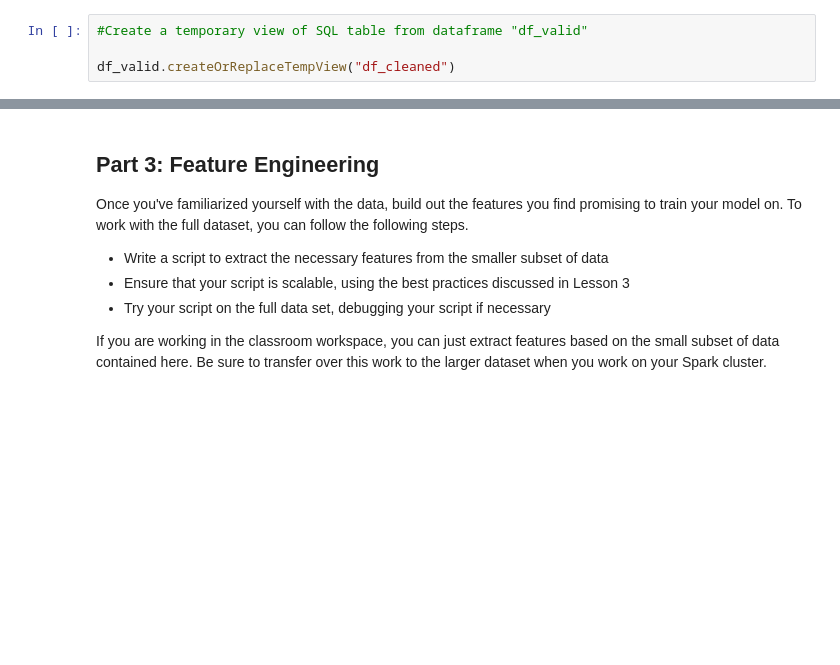
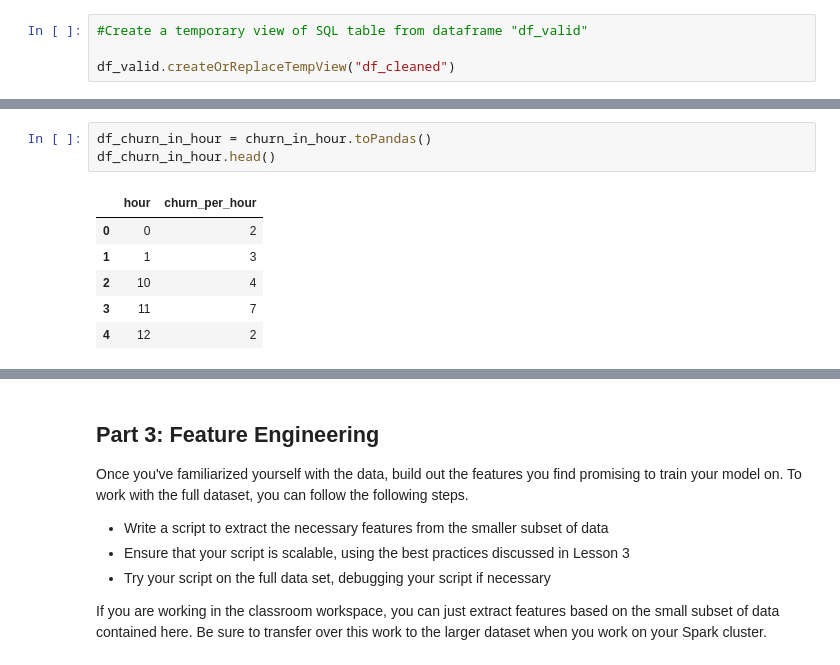
Before and after one commit to texcindy99/Spark_Machine_Learning, a Jupyter notebook: Spark_ML_Music_Service.ipynb, the cells around one changed output, grey strips where cells are left out. Cells and saved outputs as stored; diff of their text form; blank space fills up the shorter version.

```diff
--- a/Spark_ML_Music_Service.ipynb
+++ b/Spark_ML_Music_Service.ipynb
@@ -202,0 +199,10 @@ only showing top 20 rows
+# %%
+df_churn_in_hour = churn_in_hour.toPandas()
+df_churn_in_hour.head()
+# %% [output]
+|  | hour | churn_per_hour |
+| 0 | 0 | 2 |
+| 1 | 1 | 3 |
+| 2 | 10 | 4 |
+| 3 | 11 | 7 |
+| 4 | 12 | 2 |
```
Also changed, not shown: parts of 6 cells of this notebook.
